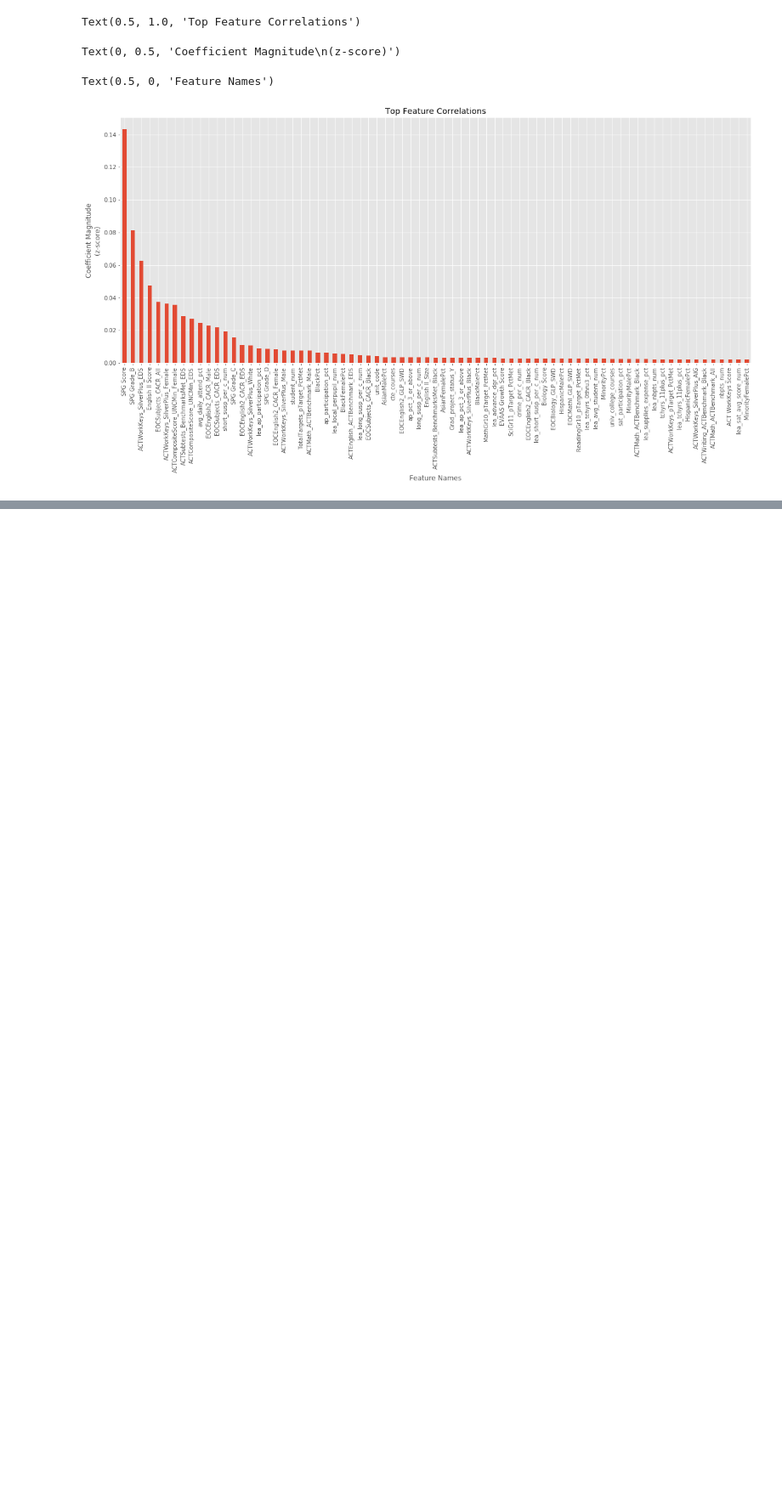
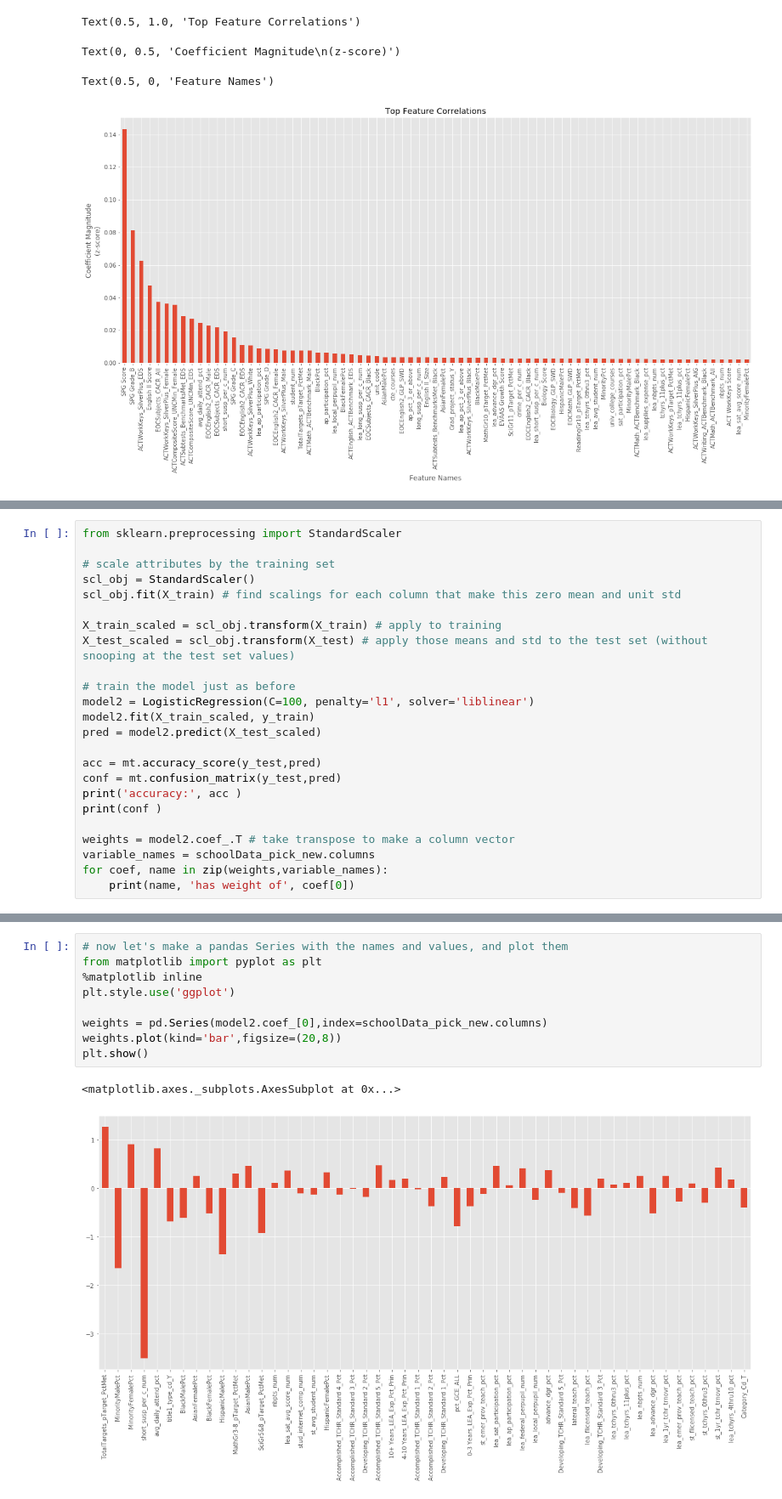
Before and after one commit to fredpoon/ds_7331_jyrf_eda, a Jupyter notebook: grp4_lab2_jyrf_final.ipynb, the cells around one changed output, grey strips where cells are left out. Shown at 85% size. Saved outputs shown, nothing was run; the diff lists cells and outputs as text; blank space fills up the shorter version.

```diff
--- a/grp4_lab2_jyrf_final.ipynb
+++ b/grp4_lab2_jyrf_final.ipynb
@@ -2472,0 +2557,24 @@ Text(0.5, 0, 'Feature Names')
+# %%
+from sklearn.preprocessing import StandardScaler
+
+# scale attributes by the training set
+scl_obj = StandardScaler()
+scl_obj.fit(X_train) # find scalings for each column that make this zero mean and unit std
+
+X_train_scaled = scl_obj.transform(X_train) # apply to training
+X_test_scaled = scl_obj.transform(X_test) # apply those means and std to the test set (without snooping at the test set values)
+
+# train the model just as before
+model2 = LogisticRegression(C=100, penalty='l1', solver='liblinear')
+model2.fit(X_train_scaled, y_train)
+pred = model2.predict(X_test_scaled)
+
+acc = mt.accuracy_score(y_test,pred)
+conf = mt.confusion_matrix(y_test,pred)
+print('accuracy:', acc )
+print(conf )
+
+weights = model2.coef_.T # take transpose to make a column vector
+variable_names = schoolData_pick_new.columns
+for coef, name in zip(weights,variable_names):
+    print(name, 'has weight of', coef[0])
@@ -2472,0 +2605,12 @@ Text(0.5, 0, 'Feature Names')
+# %%
+# now let's make a pandas Series with the names and values, and plot them
+from matplotlib import pyplot as plt
+%matplotlib inline
+plt.style.use('ggplot')
+
+weights = pd.Series(model2.coef_[0],index=schoolData_pick_new.columns)
+weights.plot(kind='bar',figsize=(20,8))
+plt.show()
+# %% [output]
+<matplotlib.axes._subplots.AxesSubplot at 0x...>
+[figure, added]
```
Also changed, not shown: parts of 32 cells of this notebook.
